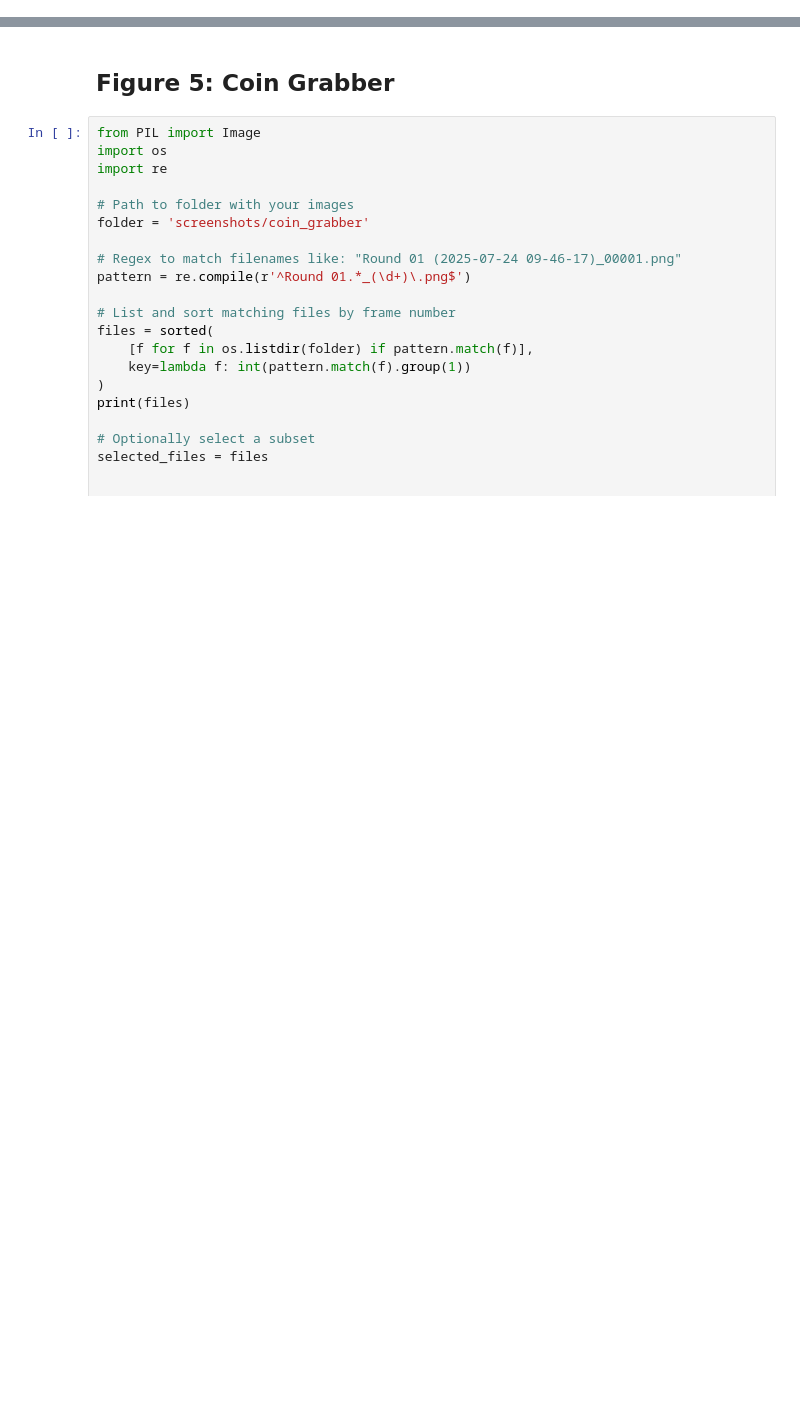
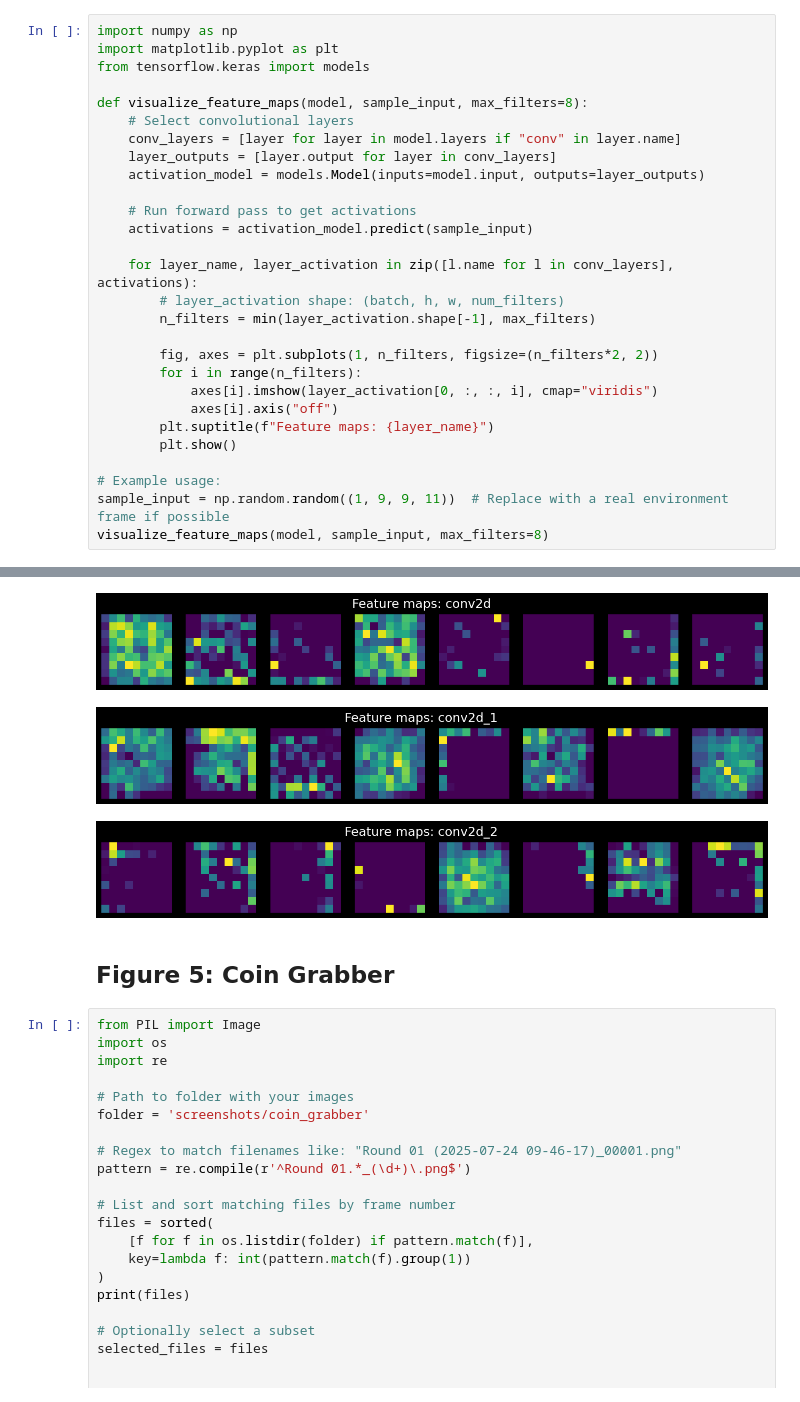
Before and after one commit to KunkelAlexander/bomberman_rl, a Jupyter notebook: post_2.ipynb, the cells around one changed output, grey strips where cells are left out. Saved outputs shown, nothing was run; the diff lists cells and outputs as text; blank space fills up the shorter version.

```diff
--- a/post_2.ipynb
+++ b/post_2.ipynb
@@ -130,0 +95,29 @@ frames[0].save(
+# %%
+import numpy as np
+import matplotlib.pyplot as plt
+from tensorflow.keras import models
+
+def visualize_feature_maps(model, sample_input, max_filters=8):
+    # Select convolutional layers
+    conv_layers = [layer for layer in model.layers if "conv" in layer.name]
+    layer_outputs = [layer.output for layer in conv_layers]
+    activation_model = models.Model(inputs=model.input, outputs=layer_outputs)
+
+    # Run forward pass to get activations
+    activations = activation_model.predict(sample_input)
+
+    for layer_name, layer_activation in zip([l.name for l in conv_layers], activations):
+        # layer_activation shape: (batch, h, w, num_filters)
+        n_filters = min(layer_activation.shape[-1], max_filters)
+
+        fig, axes = plt.subplots(1, n_filters, figsize=(n_filters*2, 2))
+        for i in range(n_filters):
+            axes[i].imshow(layer_activation[0, :, :, i], cmap="viridis")
+            axes[i].axis("off")
+        plt.suptitle(f"Feature maps: {layer_name}")
+        plt.show()
+
+# Example usage:
+sample_input = np.random.random((1, 9, 9, 11))  # Replace with a real environment frame if possible
+visualize_feature_maps(model, sample_input, max_filters=8)
+# %% [output]
@@ -131,3 +125,6 @@ frames[0].save(
+[figure, added]
+[figure, added]
+[figure, added]
 # %% [markdown]
 ## Figure 5: Coin Grabber
 # %%
```
Also changed, not shown: parts of 18 cells of this notebook, 8 other files.
